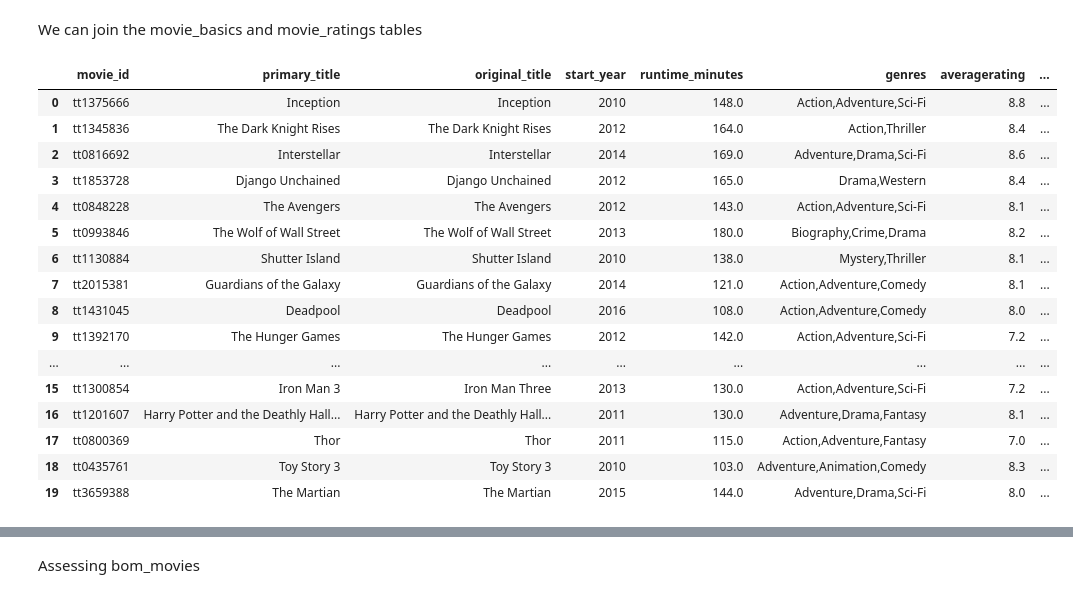
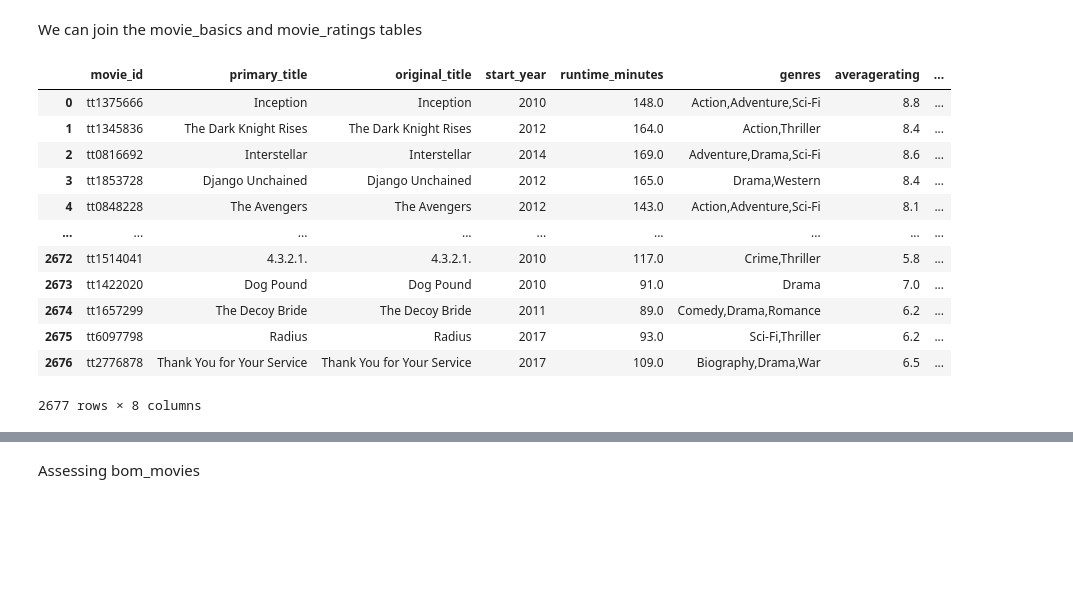
Before and after one commit to ngili/Exploratory-Analysis-of-Movies, a Jupyter notebook: student.ipynb, the cells around one changed output, grey strips where cells are left out. Drawn from its saved outputs; the diff is of its cells as text; code cells hidden in the pictures; blank space fills up the shorter version.

```diff
--- a/student.ipynb
+++ b/student.ipynb
@@ -146,29 +146,25 @@ We can join the movie_basics and movie_ratings tables
 # %%
 q3 = pd.read_sql("""
 SELECT *
 FROM movie_basics b
 JOIN movie_ratings r
 USING (movie_id)
+WHERE numvotes > 10000
 ORDER BY numvotes DESC
-LIMIT 20
 ;
 """,conn)
 q3
 # %% [output]
 |  | movie_id | primary_title | original_title | start_year | runtime_minutes | genres | averagerating | ... |
 | 0 | tt1375666 | Inception | Inception | 2010 | 148.0 | Action,Adventure,Sci-Fi | 8.8 | ... |
 | 1 | tt1345836 | The Dark Knight Rises | The Dark Knight Rises | 2012 | 164.0 | Action,Thriller | 8.4 | ... |
 | 2 | tt0816692 | Interstellar | Interstellar | 2014 | 169.0 | Adventure,Drama,Sci-Fi | 8.6 | ... |
 | 3 | tt1853728 | Django Unchained | Django Unchained | 2012 | 165.0 | Drama,Western | 8.4 | ... |
 | 4 | tt0848228 | The Avengers | The Avengers | 2012 | 143.0 | Action,Adventure,Sci-Fi | 8.1 | ... |
-| 5 | tt0993846 | The Wolf of Wall Street | The Wolf of Wall Street | 2013 | 180.0 | Biography,Crime,Drama | 8.2 | ... |
-| 6 | tt1130884 | Shutter Island | Shutter Island | 2010 | 138.0 | Mystery,Thriller | 8.1 | ... |
-| 7 | tt2015381 | Guardians of the Galaxy | Guardians of the Galaxy | 2014 | 121.0 | Action,Adventure,Comedy | 8.1 | ... |
-| 8 | tt1431045 | Deadpool | Deadpool | 2016 | 108.0 | Action,Adventure,Comedy | 8.0 | ... |
-| 9 | tt1392170 | The Hunger Games | The Hunger Games | 2012 | 142.0 | Action,Adventure,Sci-Fi | 7.2 | ... |
 | ... | ... | ... | ... | ... | ... | ... | ... | ... |
-| 15 | tt1300854 | Iron Man 3 | Iron Man Three | 2013 | 130.0 | Action,Adventure,Sci-Fi | 7.2 | ... |
-| 16 | tt1201607 | Harry Potter and the Deathly Hall... | Harry Potter and the Deathly Hall... | 2011 | 130.0 | Adventure,Drama,Fantasy | 8.1 | ... |
-| 17 | tt0800369 | Thor | Thor | 2011 | 115.0 | Action,Adventure,Fantasy | 7.0 | ... |
-| 18 | tt0435761 | Toy Story 3 | Toy Story 3 | 2010 | 103.0 | Adventure,Animation,Comedy | 8.3 | ... |
-| 19 | tt3659388 | The Martian | The Martian | 2015 | 144.0 | Adventure,Drama,Sci-Fi | 8.0 | ... |
+| 2672 | tt1514041 | 4.3.2.1. | 4.3.2.1. | 2010 | 117.0 | Crime,Thriller | 5.8 | ... |
+| 2673 | tt1422020 | Dog Pound | Dog Pound | 2010 | 91.0 | Drama | 7.0 | ... |
+| 2674 | tt1657299 | The Decoy Bride | The Decoy Bride | 2011 | 89.0 | Comedy,Drama,Romance | 6.2 | ... |
+| 2675 | tt6097798 | Radius | Radius | 2017 | 93.0 | Sci-Fi,Thriller | 6.2 | ... |
+| 2676 | tt2776878 | Thank You for Your Service | Thank You for Your Service | 2017 | 109.0 | Biography,Drama,War | 6.5 | ... |
+2677 rows × 8 columns
```
Also changed, not shown: parts of 45 cells of this notebook, 1 other file.
